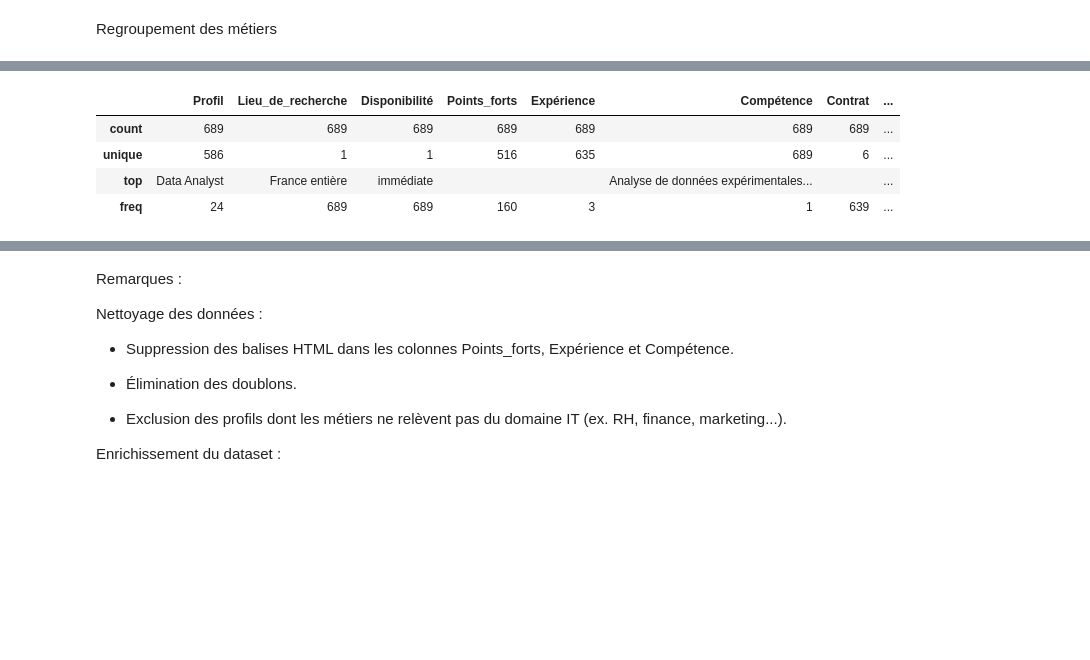
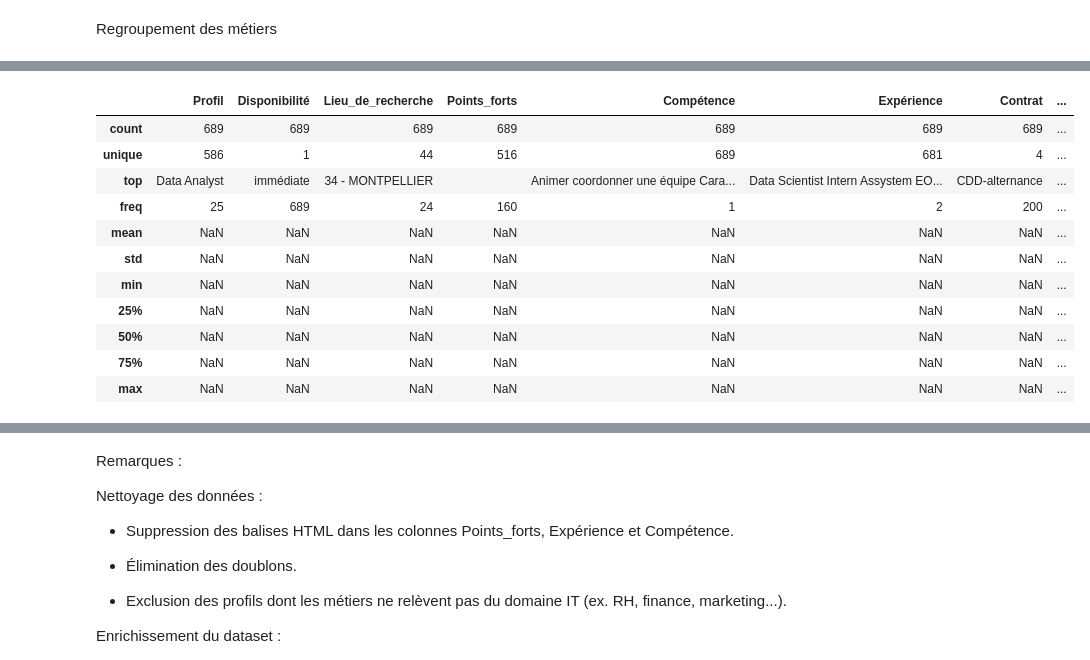
Before and after one commit to melly704/Match_RH_ydays, a Jupyter notebook: clean_data_Ahmed.ipynb, the cells around one changed output, grey strips where cells are left out. Cells and saved outputs as stored; diff of their text form; code cells hidden in the pictures; blank space fills up the shorter version.

```diff
--- a/clean_data_Ahmed.ipynb
+++ b/clean_data_Ahmed.ipynb
@@ -377,2 +377,0 @@ df_profil_combined.describe()
-# %%
-df_profile_cleaned = df_profil_combined.drop_duplicates( subset=['Points_forts', 'Expérience'])
@@ -554,0 +519,19 @@ df_profile_cleaned.describe()
+# %%
+def extraire_mois_v2(texte):
+    texte = str(texte).lower()
+
+    # Chercher les années
+    match_annee = re.search(r'(\d+)\s*(an|ans)', texte)
+    # Chercher les mois
+    match_mois = re.search(r'(\d+)\s*mois', texte)
+
+    total_mois = 0.0
+    if match_annee:
+        total_mois += float(match_annee.group(1)) * 12
+    if match_mois:
+        total_mois += float(match_mois.group(1))
+
+    return total_mois if total_mois > 0 else 0.0
+
+
+df_profile_cleaned['Experience_mois'] = df_profile_cleaned['Expérience'].apply(extraire_mois_v2)
@@ -554,0 +556,12 @@ df_profile_cleaned.describe()
+# %%
+def extraire_departement(lieu):
+    if pd.isna(lieu):
+        return None
+    lieu = str(lieu)
+    if lieu.lower() in ["france", "ile-de-france"]:
+        return lieu
+    match = re.match(r'^(\d+)\s*-\s*', lieu)
+    if match:
+        return match.group(1)
+    return None
+df_profile_cleaned['Departement'] = df_profile_cleaned['Lieu_de_recherche'].apply(extraire_departement)
@@ -557,12 +602,19 @@ Effacer les doublons selon la colonne Compétence
 # %%
 df_profile_cleaned = df_profile_cleaned.drop_duplicates(subset='Compétence', keep='first')
 # %%
-df_profile_cleaned.describe()
+df_profile_cleaned.describe(include='all')
 # %% [output]
-|  | Profil | Lieu_de_recherche | Disponibilité | Points_forts | Expérience | Compétence | Contrat | ... |
+|  | Profil | Disponibilité | Lieu_de_recherche | Points_forts | Compétence | Expérience | Contrat | ... |
 | count | 689 | 689 | 689 | 689 | 689 | 689 | 689 | ... |
-| unique | 586 | 1 | 1 | 516 | 635 | 689 | 6 | ... |
-| top | Data Analyst | France entière | immédiate |  |  | Analyse de données expérimentales... |  | ... |
-| freq | 24 | 689 | 689 | 160 | 3 | 1 | 639 | ... |
+| unique | 586 | 1 | 44 | 516 | 689 | 681 | 4 | ... |
+| top | Data Analyst | immédiate | 34 - MONTPELLIER |  | Animer coordonner une équipe Cara... | Data Scientist Intern Assystem EO... | CDD-alternance | ... |
+| freq | 25 | 689 | 24 | 160 | 1 | 2 | 200 | ... |
+| mean | NaN | NaN | NaN | NaN | NaN | NaN | NaN | ... |
+| std | NaN | NaN | NaN | NaN | NaN | NaN | NaN | ... |
+| min | NaN | NaN | NaN | NaN | NaN | NaN | NaN | ... |
+| 25% | NaN | NaN | NaN | NaN | NaN | NaN | NaN | ... |
+| 50% | NaN | NaN | NaN | NaN | NaN | NaN | NaN | ... |
+| 75% | NaN | NaN | NaN | NaN | NaN | NaN | NaN | ... |
+| max | NaN | NaN | NaN | NaN | NaN | NaN | NaN | ... |
 # %%
 
```
Also changed, not shown: parts of 32 cells of this notebook, 16 other files.
